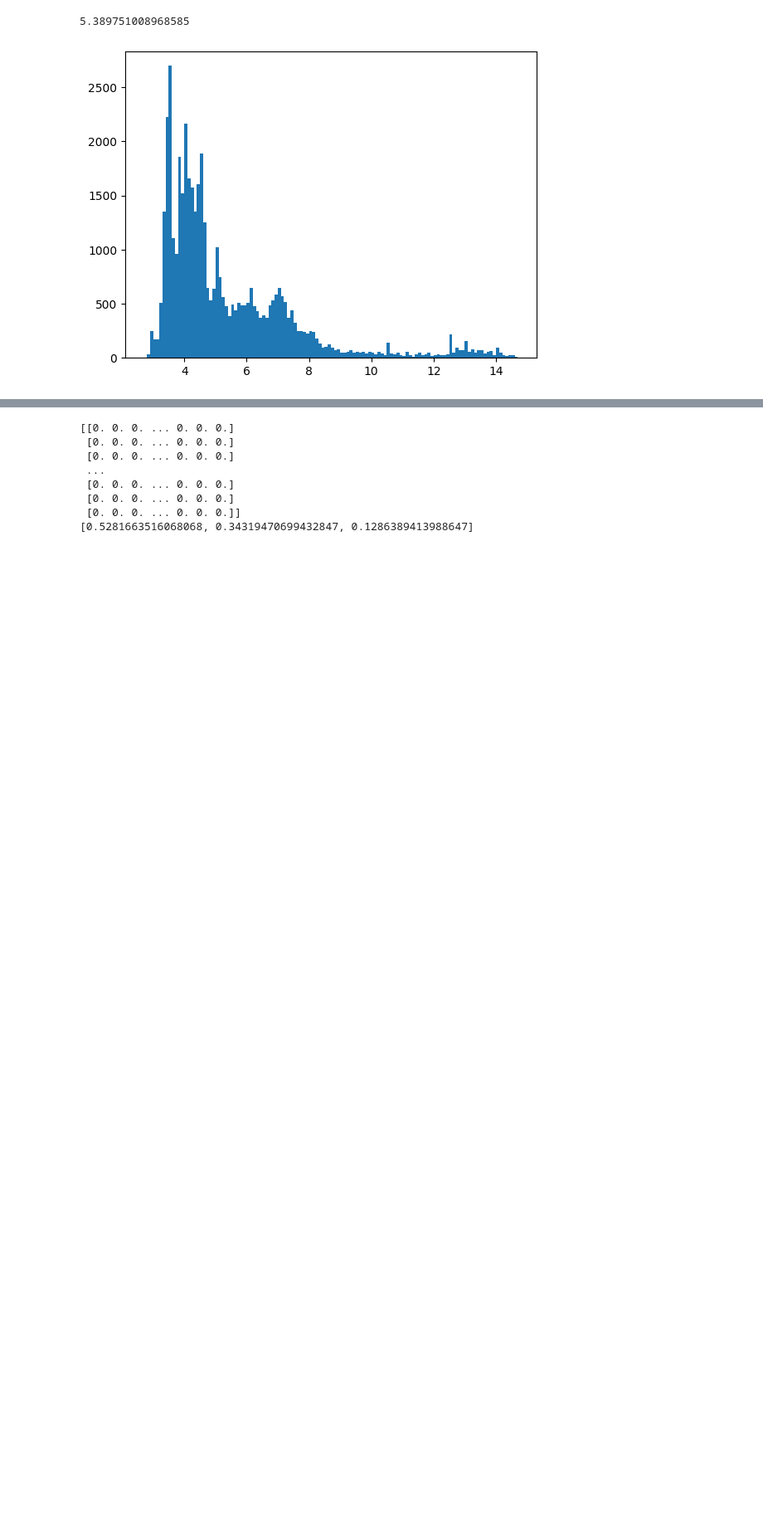
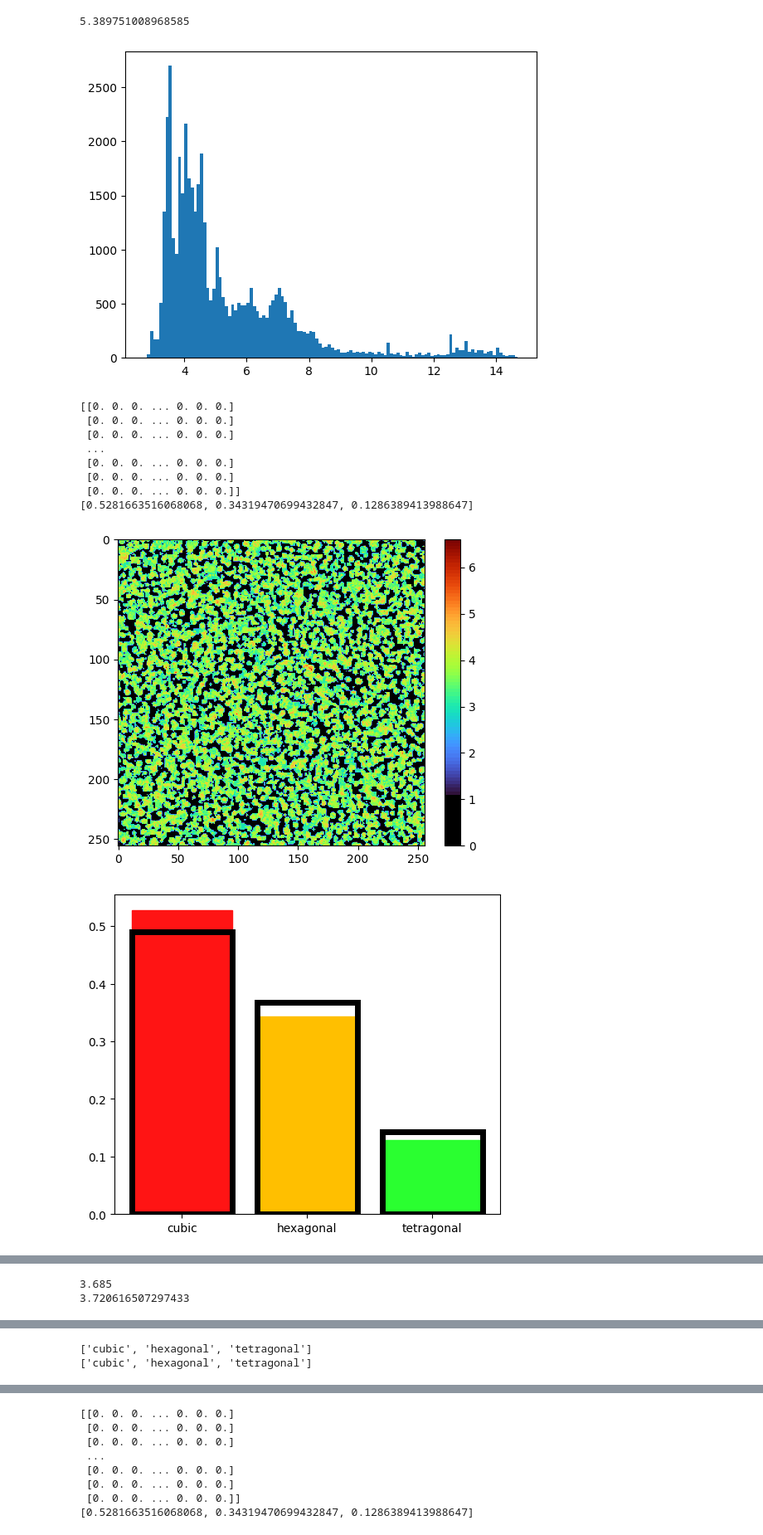
Before and after one commit to smglsn12/EDiffCrystals, a Jupyter notebook: notebooks/Predict_experimental_patterns.ipynb, the cells around one changed output, grey strips where cells are left out. Shown at 83% size. Drawn from its saved outputs; the diff is of its cells as text; code cells hidden in the pictures; blank space fills up the shorter version.

```diff
--- a/notebooks/Predict_experimental_patterns.ipynb
+++ b/notebooks/Predict_experimental_patterns.ipynb
@@ -1048 +1054,5 @@ lattice_dict = {
 }
+# %%
+import os
+path = os.path.normpath(pl_filepath)
+path = path.split(os.sep)
@@ -1317,3 +1401,41 @@ np.mean(lattice_c)
 # %% [output]
 5.389751008968585
 [figure]
+# %%
+for legend_type in ['Diff Con Percents']:
+
+    pred_image, stack_con = confidence_image(
+            pred_df_updated_test,
+            im_shape = (256, 256),
+            plot_result = True,
+            cry_sys = [
+                'cubic',
+                'hexagonal',
+                'tetragonal',
+                # 'trigonal',
+                # 'orthorhombic',
+                # 'monoclinic',
+            ],
+            mask_threshold=mask_keep,
+            threshold_image = True,
+            mask_range = (0.005,0.05),
+            medfilt_shape = (5,5),
+            legend_type = legend_type,
+            save_figure = False,
+            figure_path = 'lattice_using_predicted_models_c',
+            # mask_range = (0.05,0.2),
+            lattice_color_map = newcmp,
+
+
+        )
+# %% [output]
+[[0. 0. 0. ... 0. 0. 0.]
+ [0. 0. 0. ... 0. 0. 0.]
+ [0. 0. 0. ... 0. 0. 0.]
+ ...
+ [0. 0. 0. ... 0. 0. 0.]
+ [0. 0. 0. ... 0. 0. 0.]
+ [0. 0. 0. ... 0. 0. 0.]]
+[0.5281663516068068, 0.34319470699432847, 0.1286389413988647]
+[figure, added]
+[figure, added]
@@ -1319,0 +1444,2 @@ np.mean(lattice_c)
+3.685
+3.720616507297433
@@ -1319,0 +1447,2 @@ np.mean(lattice_c)
+['cubic', 'hexagonal', 'tetragonal']
+['cubic', 'hexagonal', 'tetragonal']
```
Also changed, not shown: parts of 32 cells of this notebook.
